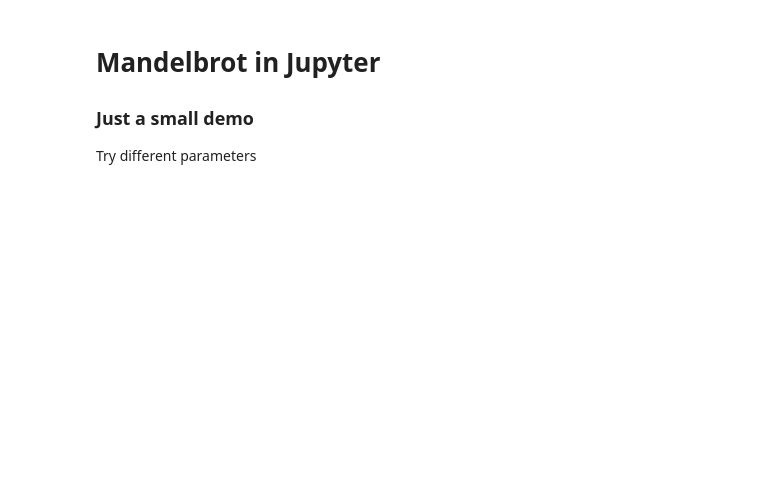
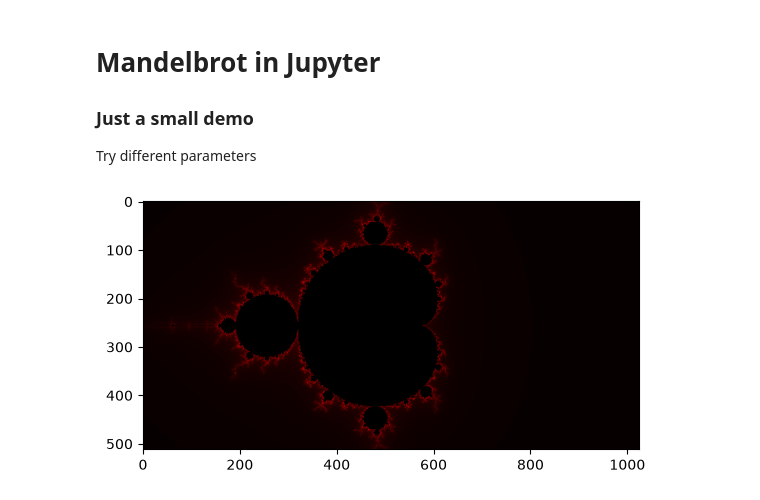
Before and after one commit to goehring/playground, a Jupyter notebook: python/mandelbrot.ipynb, the cells around one changed output. Cells and saved outputs as stored; diff of their text form; code cells hidden in the pictures; blank space fills up the shorter version.

```diff
--- a/python/mandelbrot.ipynb
+++ b/python/mandelbrot.ipynb
@@ -10,37 +10,40 @@ Try different parameters
 #no ai used
 import numpy as np
 from PIL import Image
+import matplotlib.pyplot as plt
 
 def mandelbrot():
     #print("Hallo")
 
     w, h = 1024, 512  #determines the resolution of the output image
 
     maxiter = 100     #number of max iterations, higher values lead to more precise and detailed results
     threshold = 50    #to determine if the series does not converge, higher values lead to more nuanced contours
 
     data = np.zeros((h, w, 3), dtype=np.uint8)
     ##data[0:256, 0:256] = [255, 0, 0]  # red patch in upper left
 
 
     for x in range (w):
         for y in range (h):
             c = complex(x/(h/2)-2, y/(h/2)-1)
             z = complex(0, 0)
             #print(c)
             for it in range(maxiter):
                 z = z*z + c
                 if z.__abs__() > threshold:
                     data[y,x] = [it * 255/maxiter,0,0]
                     #the most iterations lead to the brightest colors, large numbers darker that don't converge, exceed the bound quicker and are painted darker.
                     #print(it)
                     break
 
     img = Image.fromarray(data, 'RGB')
     #img.save('mandelbrot.png')
-    img.show()
+    #img.show()
 
-
+    plt.imshow(img)
 
 
 mandelbrot()
+# %% [output]
+[figure, added]
```
